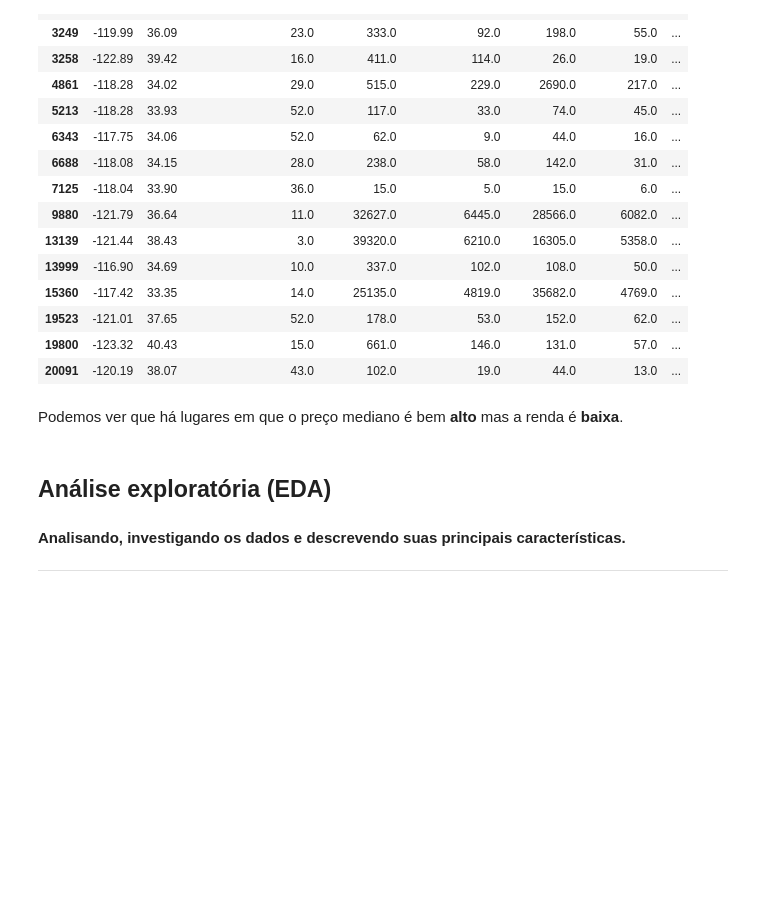
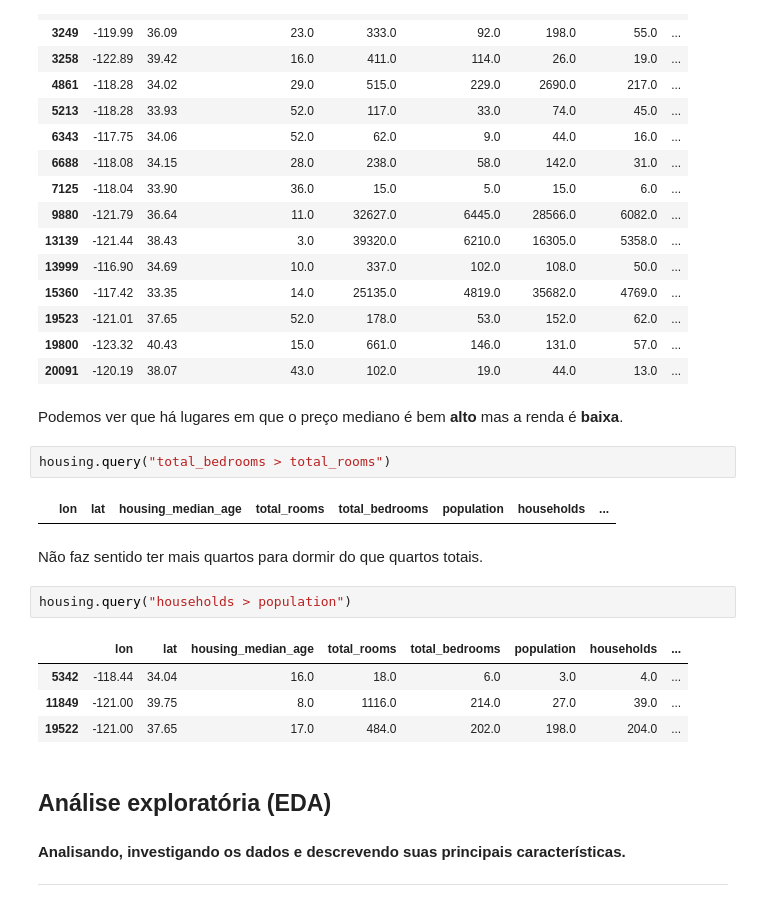
Before and after one commit to thepersonilike13/housing_prices_app, a Jupyter notebook: housing_prices_california.ipynb, the cells around one changed output. Saved outputs shown, nothing was run; the diff lists cells and outputs as text; blank space fills up the shorter version.

```diff
--- a/housing_prices_california.ipynb
+++ b/housing_prices_california.ipynb
@@ -265,6 +265,19 @@ housing.query(f"median_income in {housing.median_income.nsmallest(3).to_list()}
 | 20091 | -120.19 | 38.07 | 43.0 | 102.0 | 19.0 | 44.0 | 13.0 | ... |
 # %% [markdown]
 Podemos ver que há lugares em que o preço mediano é bem **alto** mas a renda é **baixa**.
+# %%
+housing.query("total_bedrooms > total_rooms")
+# %% [output]
+|  | lon | lat | housing_median_age | total_rooms | total_bedrooms | population | households | ... |
+# %% [markdown]
+Não faz sentido ter mais quartos para dormir do que quartos totais.
+# %%
+housing.query("households > population")
+# %% [output]
+|  | lon | lat | housing_median_age | total_rooms | total_bedrooms | population | households | ... |
+| 5342 | -118.44 | 34.04 | 16.0 | 18.0 | 6.0 | 3.0 | 4.0 | ... |
+| 11849 | -121.00 | 39.75 | 8.0 | 1116.0 | 214.0 | 27.0 | 39.0 | ... |
+| 19522 | -121.00 | 37.65 | 17.0 | 484.0 | 202.0 | 198.0 | 204.0 | ... |
 # %% [markdown]
 ## **Análise exploratória (EDA)**
 #### Analisando, investigando os dados e descrevendo suas principais características.
```
Also changed, not shown: parts of 1 cell of this notebook, 1 other file.
